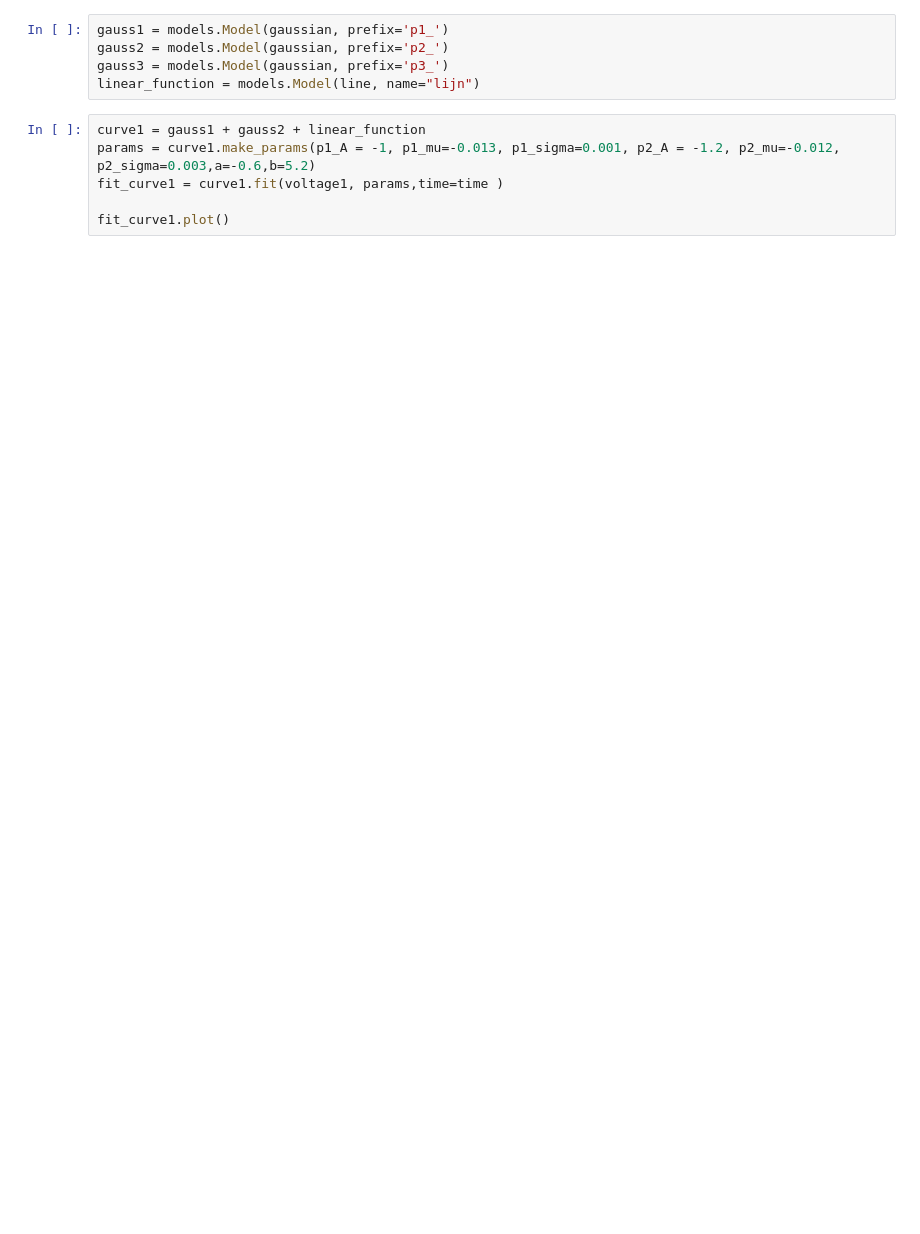
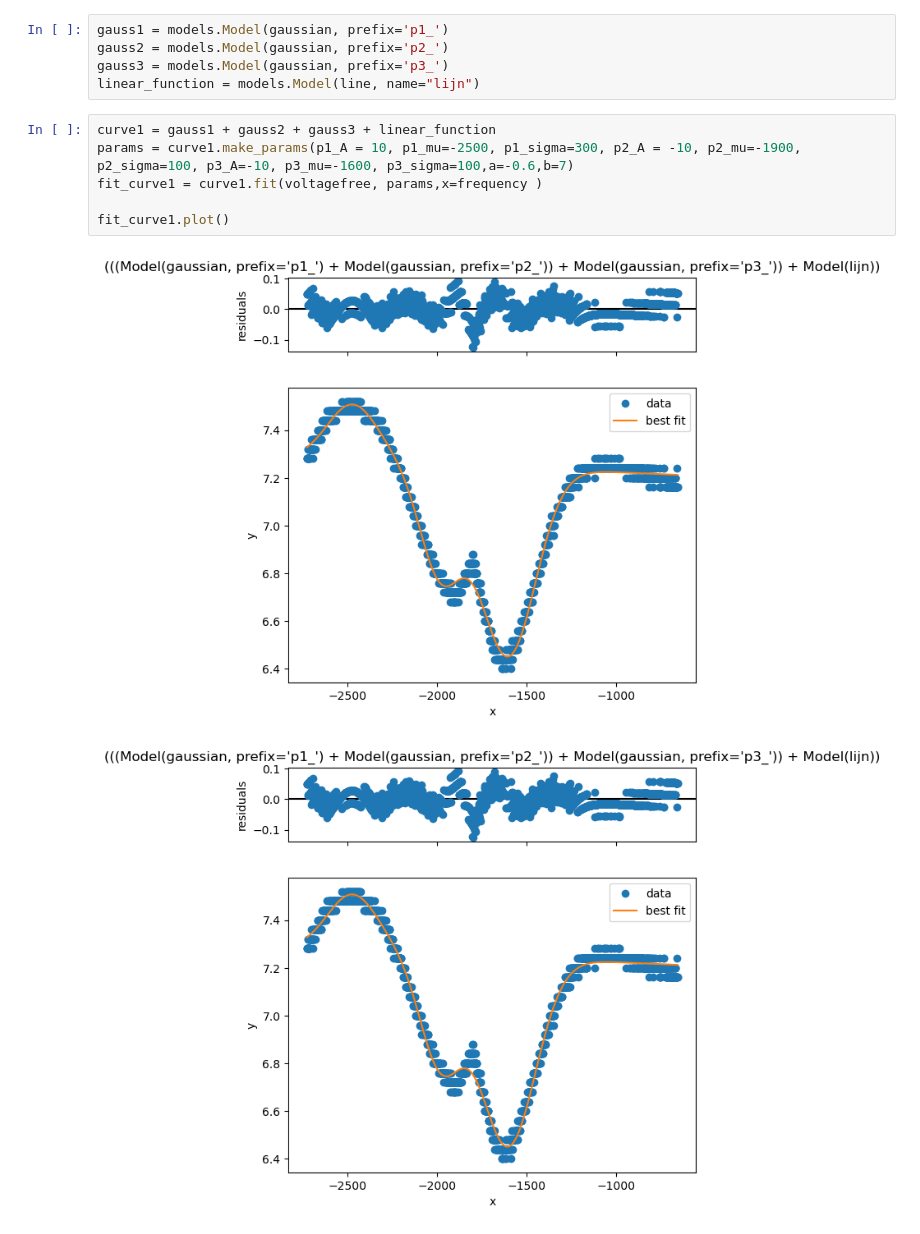
Before and after one commit to sabrahaim/Rubidium-spectrum, a Jupyter notebook: rubidium_spectra.ipynb, the cells around one changed output. Saved outputs shown, nothing was run; the diff lists cells and outputs as text; blank space fills up the shorter version.

```diff
--- a/rubidium_spectra.ipynb
+++ b/rubidium_spectra.ipynb
@@ -122,8 +152,11 @@ gauss2 = models.Model(gaussian, prefix='p2_')
 gauss3 = models.Model(gaussian, prefix='p3_')
 linear_function = models.Model(line, name="lijn")
 # %%
-curve1 = gauss1 + gauss2 + linear_function
-params = curve1.make_params(p1_A = -1, p1_mu=-0.013, p1_sigma=0.001, p2_A = -1.2, p2_mu=-0.012, p2_sigma=0.003,a=-0.6,b=5.2)
-fit_curve1 = curve1.fit(voltage1, params,time=time )
+curve1 = gauss1 + gauss2 + gauss3 + linear_function
+params = curve1.make_params(p1_A = 10, p1_mu=-2500, p1_sigma=300, p2_A = -10, p2_mu=-1900, p2_sigma=100, p3_A=-10, p3_mu=-1600, p3_sigma=100,a=-0.6,b=7)
+fit_curve1 = curve1.fit(voltagefree, params,x=frequency )
 
 fit_curve1.plot()
+# %% [output]
+[figure, added]
+[figure, added]
```
Also changed, not shown: parts of 9 cells of this notebook.
